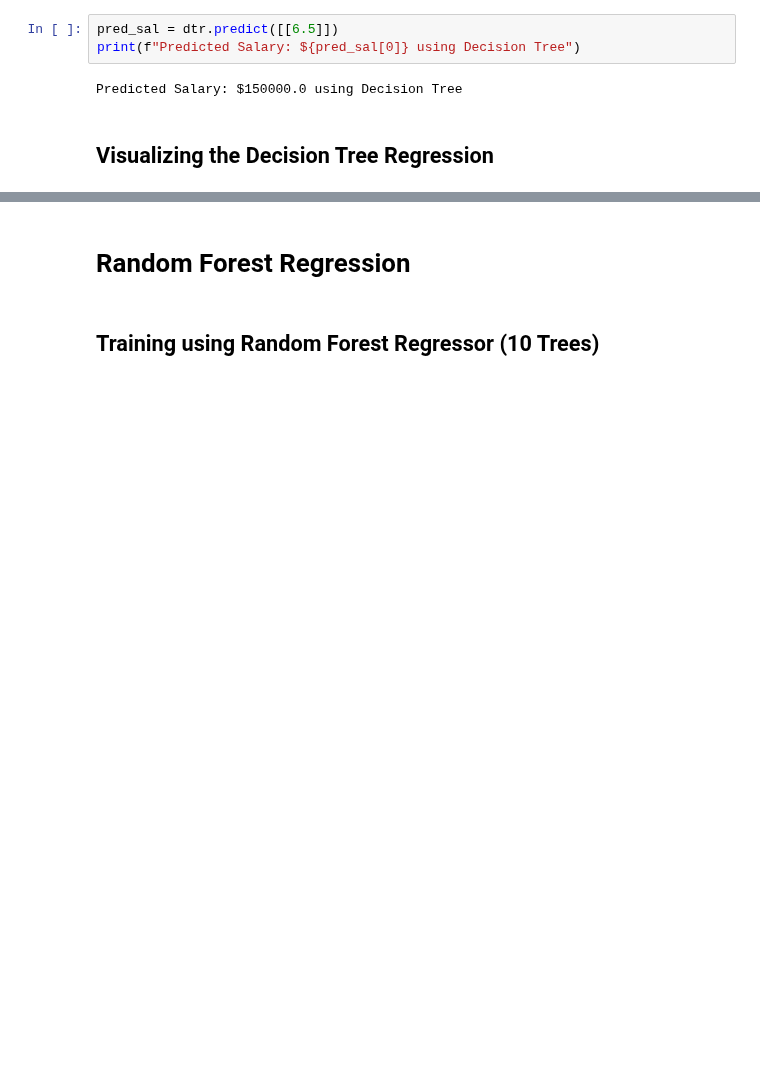
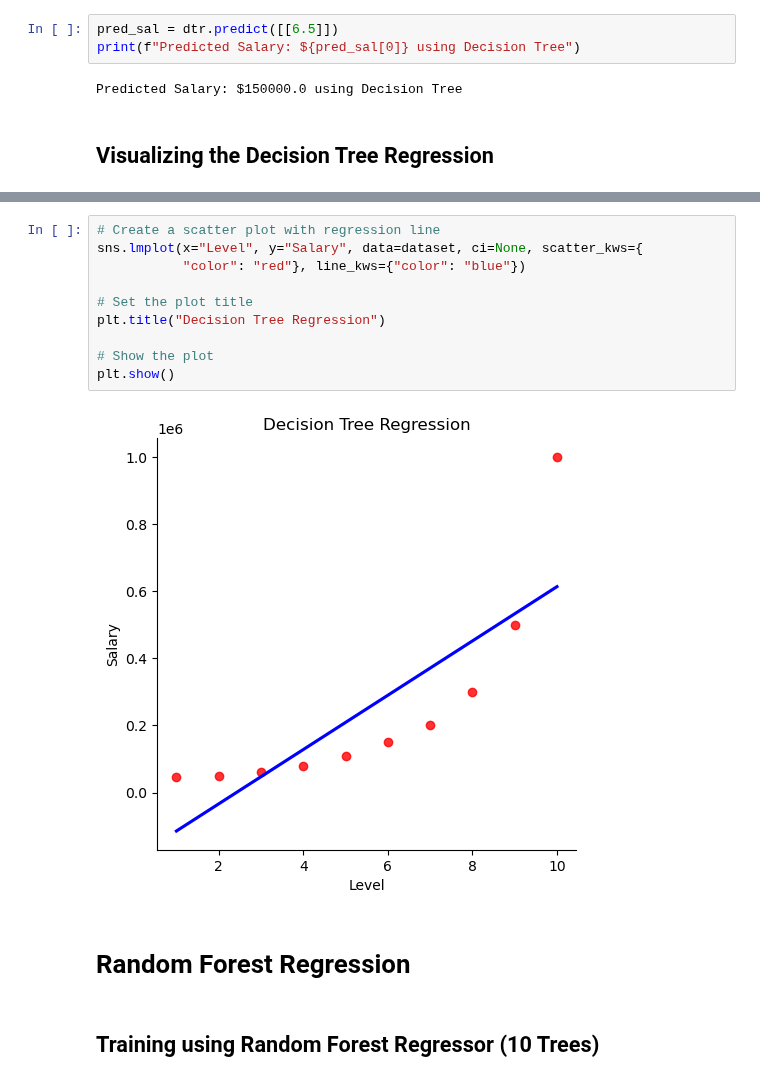
Before and after one commit to abhimanyus1997/ML-Basics, a Jupyter notebook: 02-Regression.ipynb, the cells around one changed output, grey strips where cells are left out. Saved outputs shown, nothing was run; the diff lists cells and outputs as text; blank space fills up the shorter version.

```diff
--- a/02-Regression.ipynb
+++ b/02-Regression.ipynb
@@ -713,3 +834,15 @@ plt.show()
+# %%
+# Create a scatter plot with regression line
+sns.lmplot(x="Level", y="Salary", data=dataset, ci=None, scatter_kws={
+           "color": "red"}, line_kws={"color": "blue"})
+
+# Set the plot title
+plt.title("Decision Tree Regression")
+
+# Show the plot
+plt.show()
+# %% [output]
+[figure, added]
 # %% [markdown]
 # Random Forest Regression
 # %% [markdown]
```
Also changed, not shown: parts of 11 cells of this notebook.
